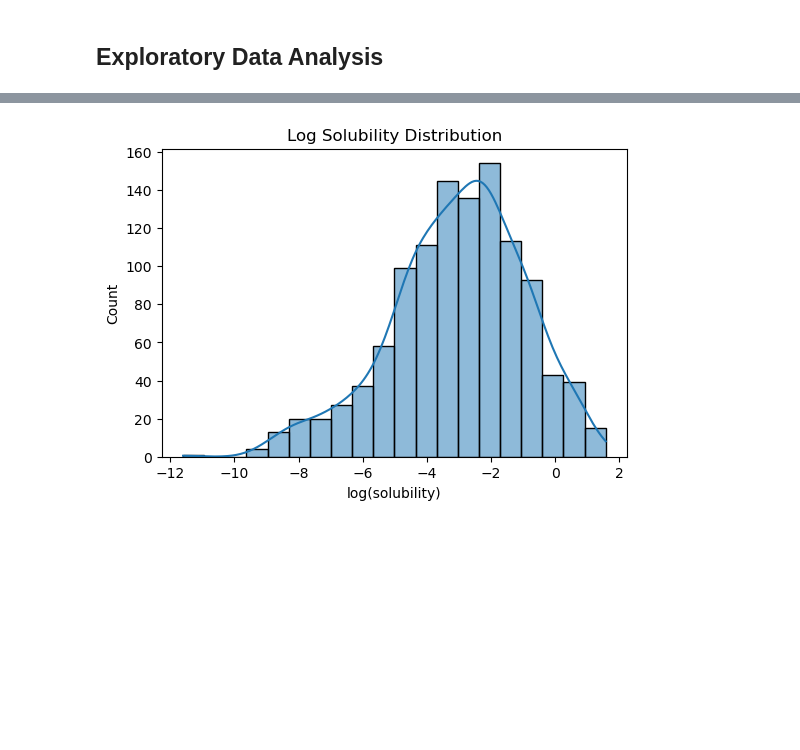
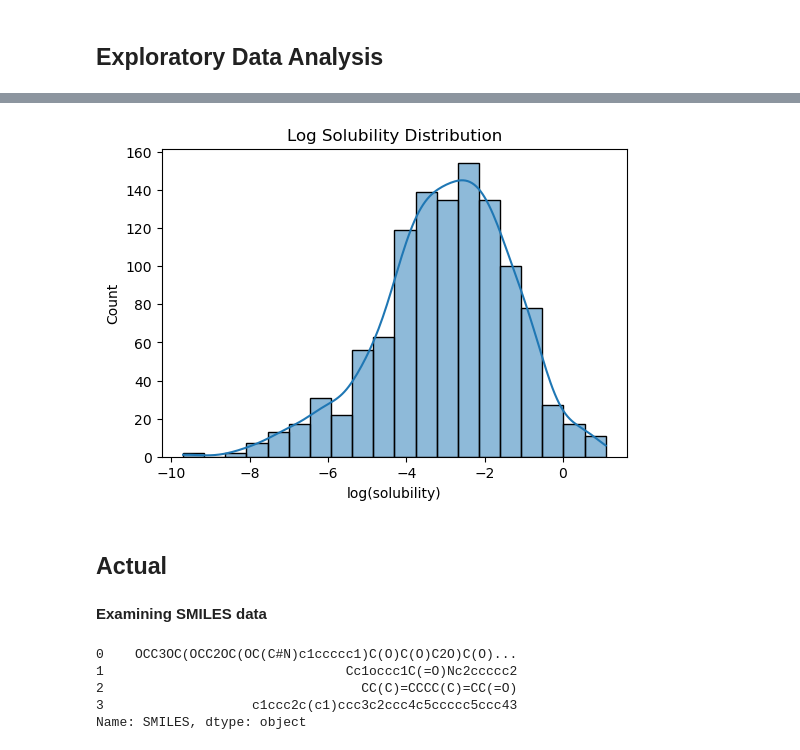
Before and after one commit to sarvesh-selvam/molecular-property-prediction, a Jupyter notebook: notebooks/01_exploratory_analysis.ipynb, the cells around one changed output, grey strips where cells are left out. Drawn from its saved outputs; the diff is of its cells as text; code cells hidden in the pictures; blank space fills up the shorter version.

```diff
--- a/notebooks/01_exploratory_analysis.ipynb
+++ b/notebooks/01_exploratory_analysis.ipynb
@@ -35,0 +40,9 @@ data.head()
+# %%
+# Renaming Columns
+
+data = data.rename(columns={'ESOL predicted log solubility in mols per litre': 'Predicted Log Solubility (mol/L)',
+                            'measured log solubility in mols per litre': 'Measured Log Solubility (mol/L)',
+                            'smiles': 'SMILES'
+                            })
+
+data.head()
@@ -70,4 +88,0 @@ dtype: object
-# %%
-# Rename target column
-data = data.rename(columns={"measured log solubility in mols per litre": "target"})
-data[["smiles", "target"]].head()
@@ -81,10 +89,24 @@ data[["smiles", "target"]].head()
 # %%
+target = data['Predicted Log Solubility (mol/L)']
+
 # Step 2: Plot target property distribution
 
 plt.figure(figsize=(6,4))
-sns.histplot(data["target"], kde=True, bins=20)
+sns.histplot(target, kde=True, bins=20)
 plt.title("Log Solubility Distribution")
 plt.xlabel("log(solubility)")
 plt.show()
 # %% [output]
-[figure, old version]
+[figure, new version]
+# %% [markdown]
+## Actual
+# %% [markdown]
+**Examining SMILES data**
+# %%
+data['SMILES'][:4]
+# %% [output]
+0    OCC3OC(OCC2OC(OC(C#N)c1ccccc1)C(O)C(O)C2O)C(O)...
+1                               Cc1occc1C(=O)Nc2ccccc2
+2                                 CC(C)=CCCC(C)=CC(=O)
+3                   c1ccc2c(c1)ccc3c2ccc4c5ccccc5ccc43
+Name: SMILES, dtype: object
```
Also changed, not shown: parts of 20 cells of this notebook.
